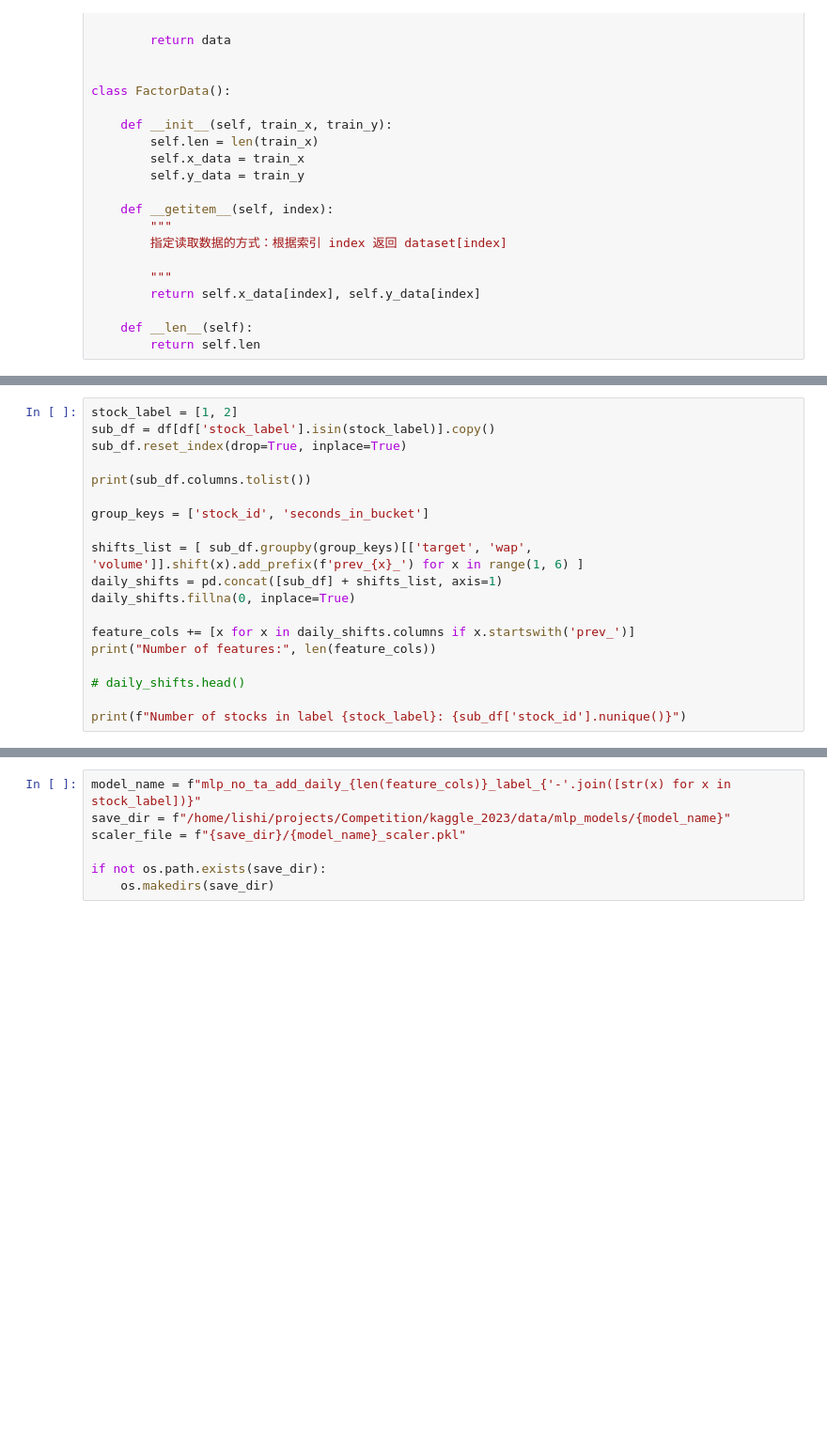
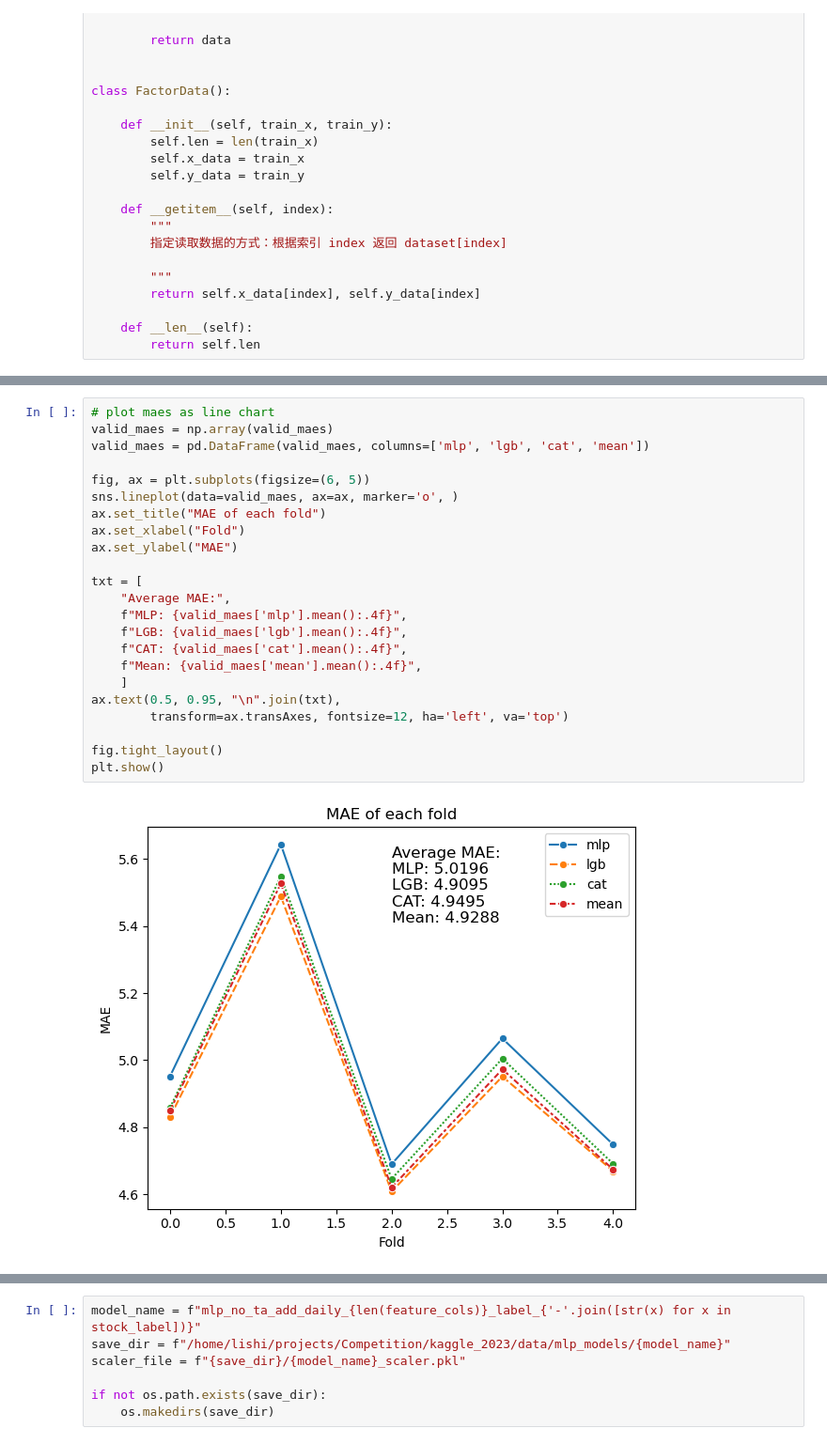
Before and after one commit to slidot41/kaggle_2023, a Jupyter notebook: notebooks/train_MLP.ipynb, the cells around one changed output, grey strips where cells are left out. Shown at 94% size. Saved outputs shown, nothing was run; the diff lists cells and outputs as text; blank space fills up the shorter version.

```diff
--- a/notebooks/train_MLP.ipynb
+++ b/notebooks/train_MLP.ipynb
@@ -188,19 +266,0 @@ Number of category features: 4
-# %%
-stock_label = [1, 2]
-sub_df = df[df['stock_label'].isin(stock_label)].copy()
-sub_df.reset_index(drop=True, inplace=True)
-
-print(sub_df.columns.tolist())
-
-group_keys = ['stock_id', 'seconds_in_bucket']
-
-shifts_list = [ sub_df.groupby(group_keys)[['target', 'wap', 'volume']].shift(x).add_prefix(f'prev_{x}_') for x in range(1, 6) ]
-daily_shifts = pd.concat([sub_df] + shifts_list, axis=1)
-daily_shifts.fillna(0, inplace=True)
-
-feature_cols += [x for x in daily_shifts.columns if x.startswith('prev_')]
-print("Number of features:", len(feature_cols))
-
-# daily_shifts.head()
-
-print(f"Number of stocks in label {stock_label}: {sub_df['stock_id'].nunique()}")
@@ -229,0 +496,25 @@ test_df[scale_col] = scaler.transform(test_df[scale_col])
+# %%
+# plot maes as line chart
+valid_maes = np.array(valid_maes)
+valid_maes = pd.DataFrame(valid_maes, columns=['mlp', 'lgb', 'cat', 'mean'])
+
+fig, ax = plt.subplots(figsize=(6, 5))
+sns.lineplot(data=valid_maes, ax=ax, marker='o', )
+ax.set_title("MAE of each fold")
+ax.set_xlabel("Fold")
+ax.set_ylabel("MAE")
+
+txt = [
+    "Average MAE:",
+    f"MLP: {valid_maes['mlp'].mean():.4f}",
+    f"LGB: {valid_maes['lgb'].mean():.4f}",
+    f"CAT: {valid_maes['cat'].mean():.4f}",
+    f"Mean: {valid_maes['mean'].mean():.4f}",
+    ]
+ax.text(0.5, 0.95, "\n".join(txt),
+        transform=ax.transAxes, fontsize=12, ha='left', va='top')
+
+fig.tight_layout()
+plt.show()
+# %% [output]
+[figure, added]
```
Also changed, not shown: parts of 17 cells of this notebook, 1 other file.
